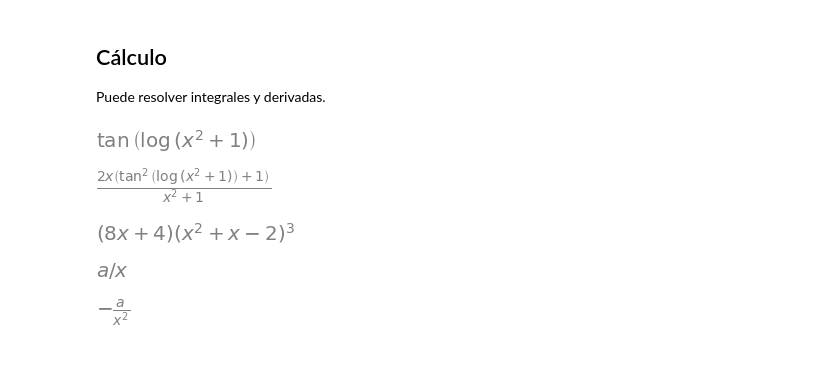
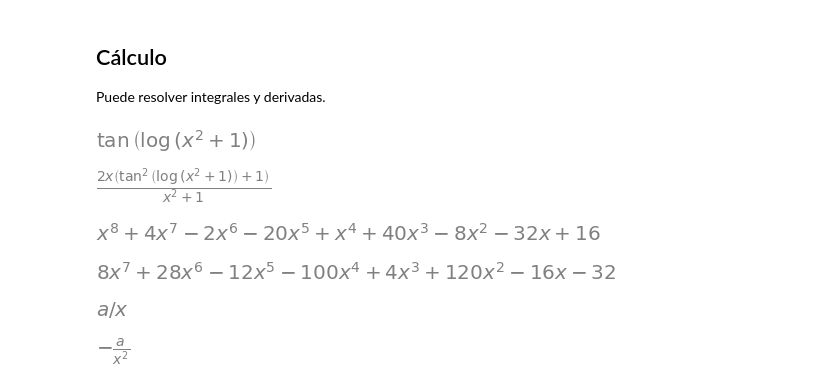
Before and after one commit to pierrediazp/Se-ales_y_Sistemas, a Jupyter notebook: SympyJupyter.ipynb, the cells around one changed output. Cells and saved outputs as stored; diff of their text form; code cells hidden in the pictures; blank space fills up the shorter version.

```diff
--- a/SympyJupyter.ipynb
+++ b/SympyJupyter.ipynb
@@ -73,10 +73,14 @@ expresionA
 expresionA.diff(x) # deriva "expresionA" respecto a "x"
 # %% [output]
 [figure]
+# %%
+polinomio.expand()
+# %% [output]
+[figure, added]
 # %%
-polinomio.diff(x) # primera derivada
+polinomio.expand().diff(x) # primera derivada
 # %% [output]
-[figure, old version]
+[figure, new version]
 # %%
 a = sym.symbols('a')
 f_ax = a/x
```
Also changed, not shown: parts of 5 cells of this notebook, 1 other file.
